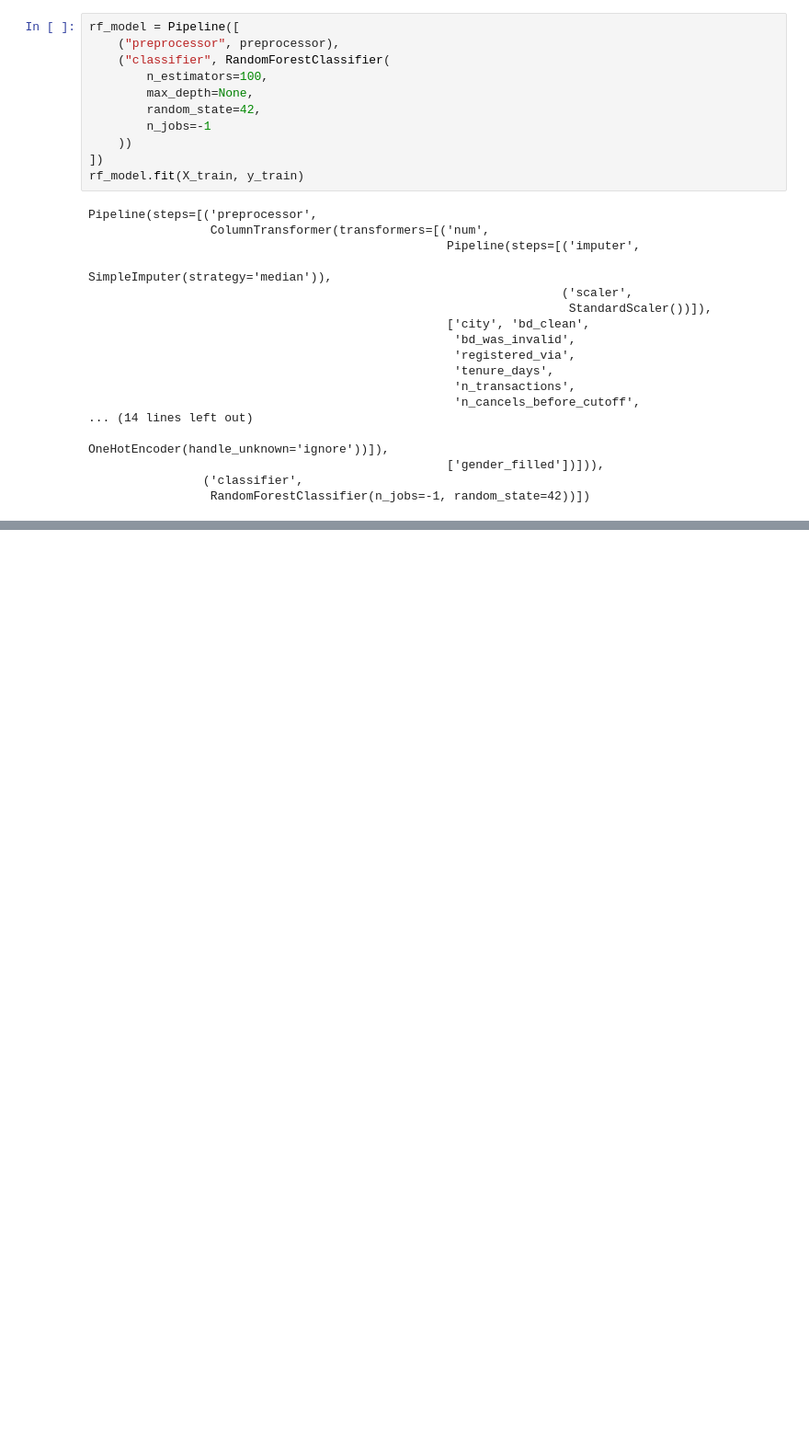
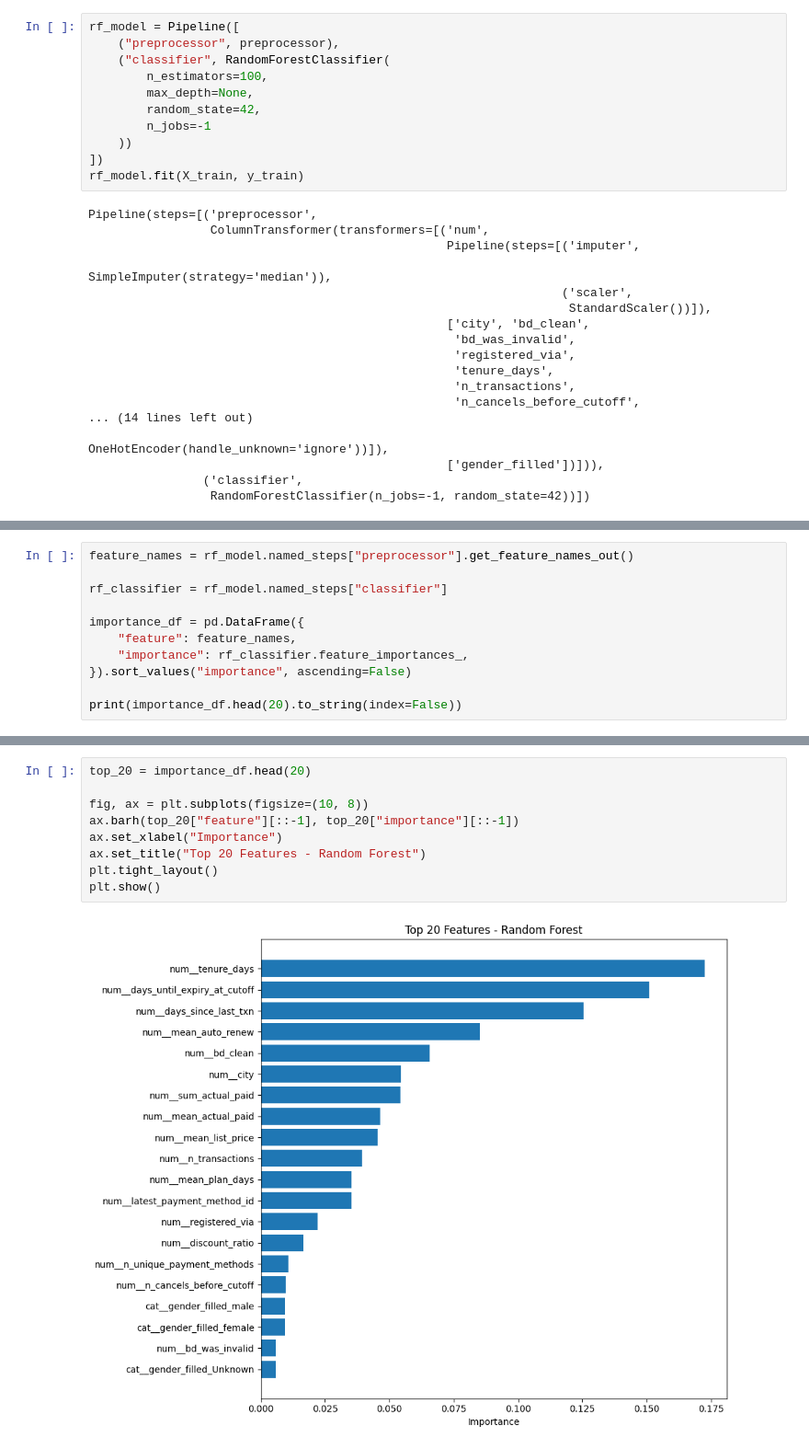
Before and after one commit to Soodabeh/retention-agent, a Jupyter notebook: notebooks/charlotte-kkbox-modeling.ipynb, the cells around one changed output, grey strips where cells are left out. Shown at 92% size. Saved outputs shown, nothing was run; the diff lists cells and outputs as text; blank space fills up the shorter version.

```diff
--- a/notebooks/charlotte-kkbox-modeling.ipynb
+++ b/notebooks/charlotte-kkbox-modeling.ipynb
@@ -510,0 +698,11 @@ Confusion Matrix:
+# %%
+feature_names = rf_model.named_steps["preprocessor"].get_feature_names_out()
+
+rf_classifier = rf_model.named_steps["classifier"]
+
+importance_df = pd.DataFrame({
+    "feature": feature_names,
+    "importance": rf_classifier.feature_importances_,
+}).sort_values("importance", ascending=False)
+
+print(importance_df.head(20).to_string(index=False))
@@ -510,0 +727,11 @@ Confusion Matrix:
+# %%
+top_20 = importance_df.head(20)
+
+fig, ax = plt.subplots(figsize=(10, 8))
+ax.barh(top_20["feature"][::-1], top_20["importance"][::-1])
+ax.set_xlabel("Importance")
+ax.set_title("Top 20 Features - Random Forest")
+plt.tight_layout()
+plt.show()
+# %% [output]
+[figure, added]
```
Also changed, not shown: parts of 17 cells of this notebook.
